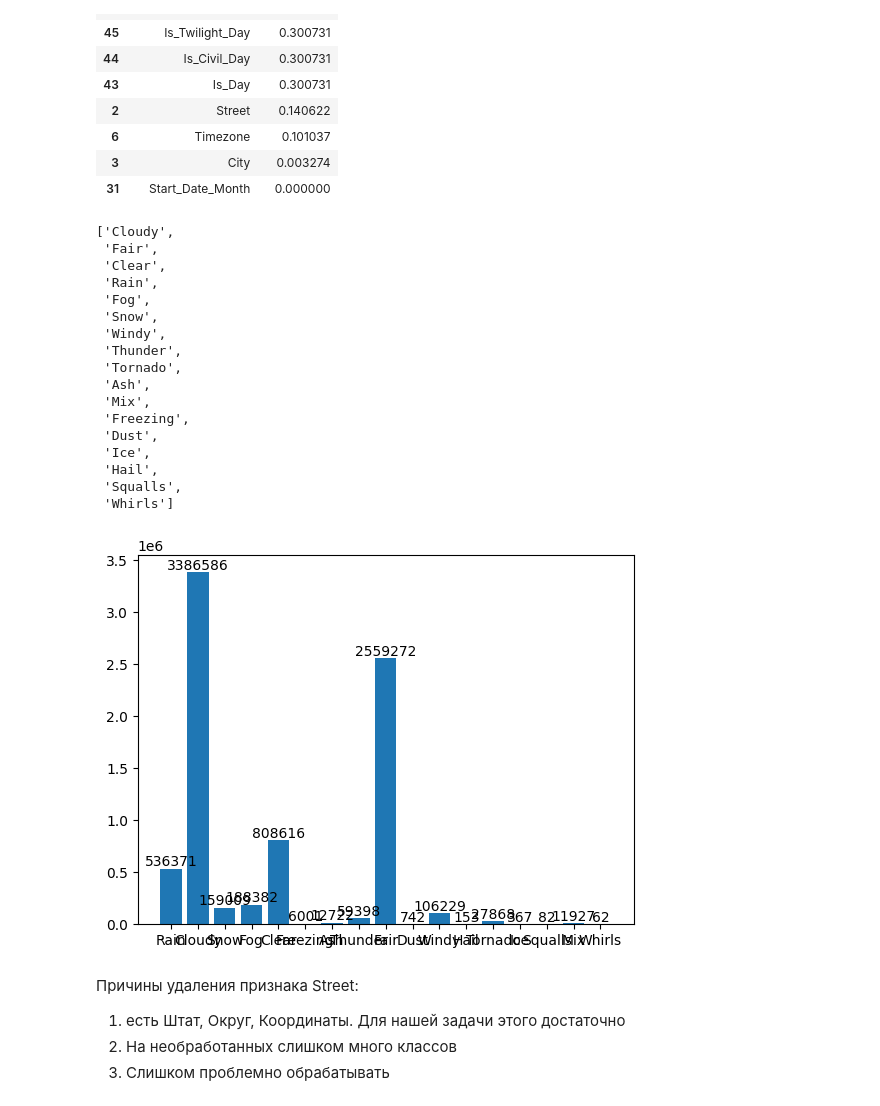
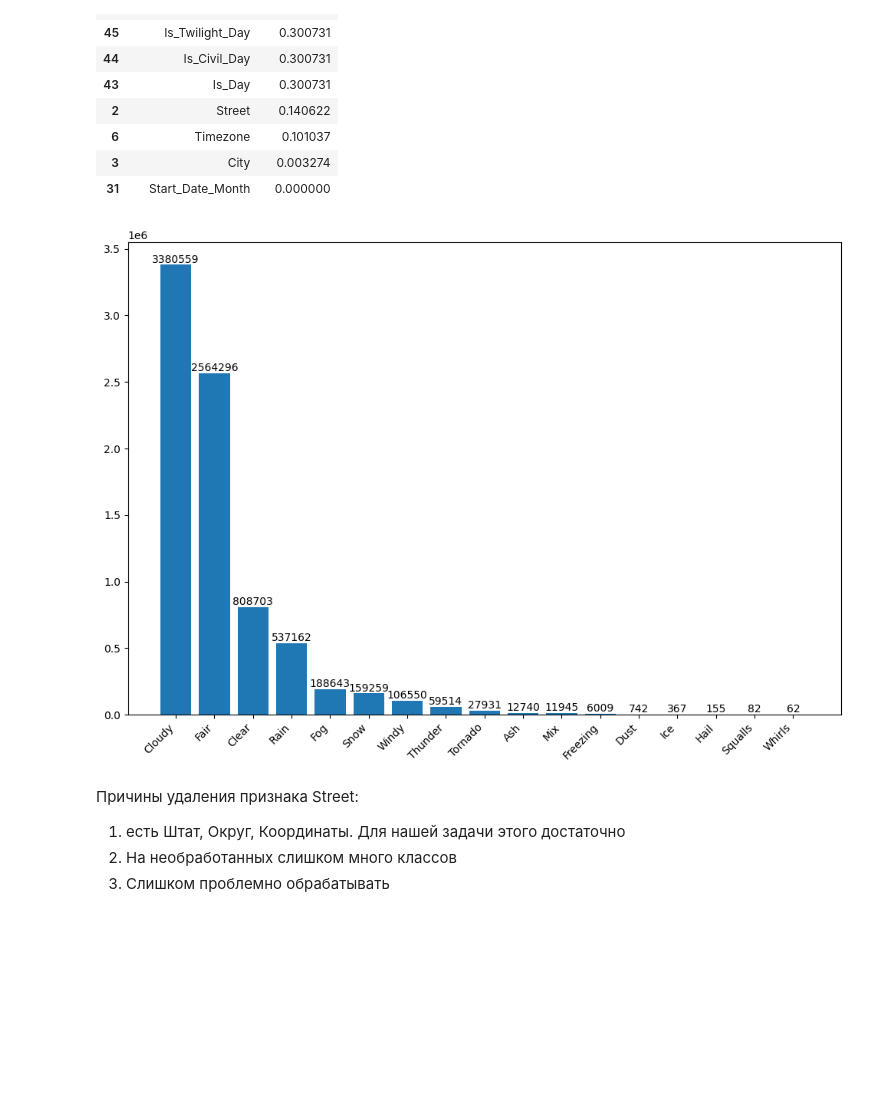
Before and after one commit to ARnoD0rian/classification-of-roads-accidients, a Jupyter notebook: dataset_analysis.ipynb, the cells around one changed output. Saved outputs shown, nothing was run; the diff lists cells and outputs as text; code cells hidden in the pictures; blank space fills up the shorter version.

```diff
--- a/dataset_analysis.ipynb
+++ b/dataset_analysis.ipynb
@@ -421,7 +429,7 @@ df.drop(columns=list(new_Twilight_names.keys()), inplace=True)
 # %%
 cat_df = df.select_dtypes(include=['object'])
 # %%
-fig, axes = plt.subplots(3, 3, figsize=(20, 10))
+fig, axes = plt.subplots(2, 3, figsize=(20, 10))
 axes_flattened = axes.reshape(-1)
 count = 300
 
@@ -526,38 +534,30 @@ df['Weather_Condition'] = df.groupby('Severity')['Weather_Condition'].transform(
 # %%
 words = set()
 repeat_counts = dict()
 for line in df['Weather_Condition']:
     for word in line.split(" "):
         if word in words:
             repeat_counts[word] += 1
         else:
             words.add(word)
             repeat_counts[word] = 1
 
-plt.bar(repeat_counts.keys(), repeat_counts.values())
-for idx, count in enumerate(repeat_counts.values()):
+N = 100
+sorted_words = sorted(repeat_counts, key=repeat_counts.get, reverse=True)[:N]
+sorted_counts = [repeat_counts[word] for word in sorted_words]
+
+plt.figure(figsize=(12, 8))
+
+plt.bar(sorted_words, sorted_counts)
+
+plt.xticks(rotation=45, ha='right')
+
+for idx, count in enumerate(sorted_counts):
     plt.text(idx, count, str(count), ha='center', va='bottom')
 
-sorted(repeat_counts, key=repeat_counts.get, reverse=True)
+plt.show()
 # %% [output]
-['Cloudy',
- 'Fair',
- 'Clear',
- 'Rain',
- 'Fog',
- 'Snow',
- 'Windy',
- 'Thunder',
- 'Tornado',
- 'Ash',
- 'Mix',
- 'Freezing',
- 'Dust',
- 'Ice',
- 'Hail',
- 'Squalls',
- 'Whirls']
-[figure, old version]
+[figure, new version]
 # %%
 new_columns = np.zeros((len(words), len(df)), dtype=float)
 
```
Also changed, not shown: parts of 8 cells of this notebook, 2 other files.
